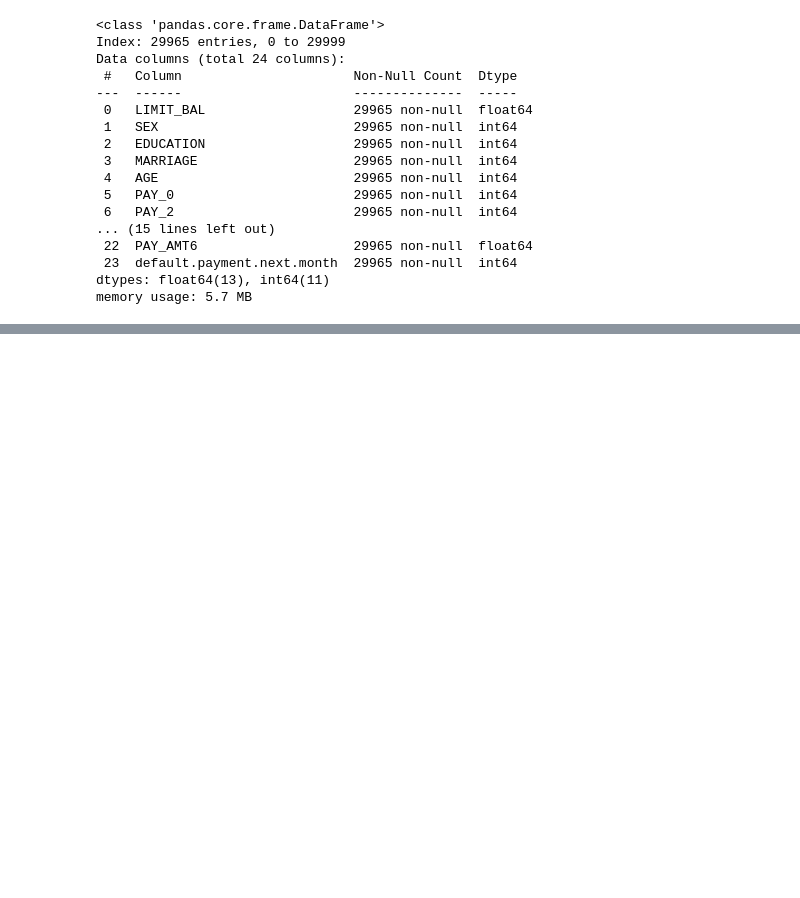
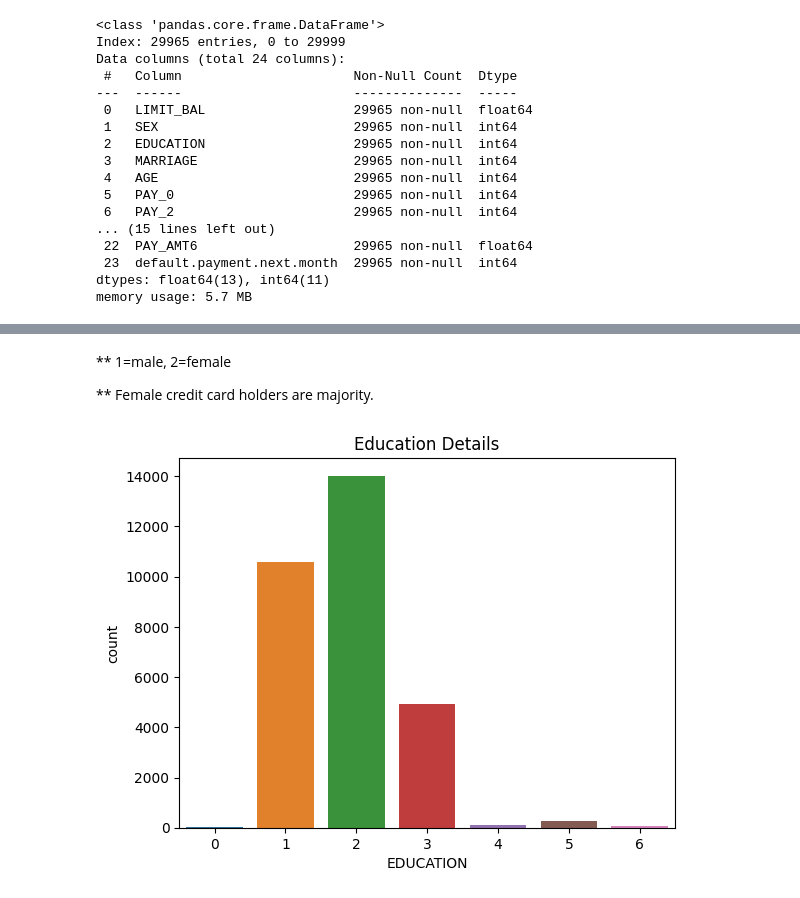
Before and after one commit to Ram-Dev7/credit-card-fraud-detection, a Jupyter notebook: credit_card.ipynb, the cells around one changed output, grey strips where cells are left out. Saved outputs shown, nothing was run; the diff lists cells and outputs as text; code cells hidden in the pictures; blank space fills up the shorter version.

```diff
--- a/credit_card.ipynb
+++ b/credit_card.ipynb
@@ -229,0 +250,10 @@ crdcd_fdmt.show();
+# %% [markdown]
+** 1=male, 2=female
+
+** Female credit card holders are majority.
+# %%
+crdcd_fdsea.countplot(x ='EDUCATION', data = crdcd_fd)
+crdcd_fdmt.title("Education Details")
+crdcd_fdmt.show()
+# %% [output]
+[figure, added]
```
Also changed, not shown: parts of 27 cells of this notebook.
